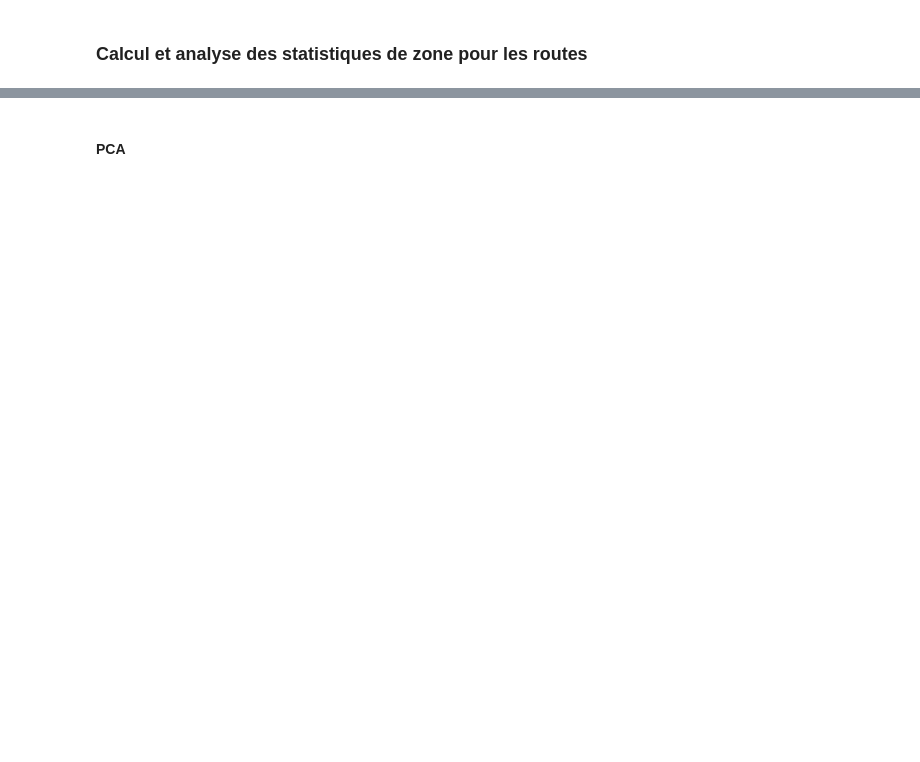
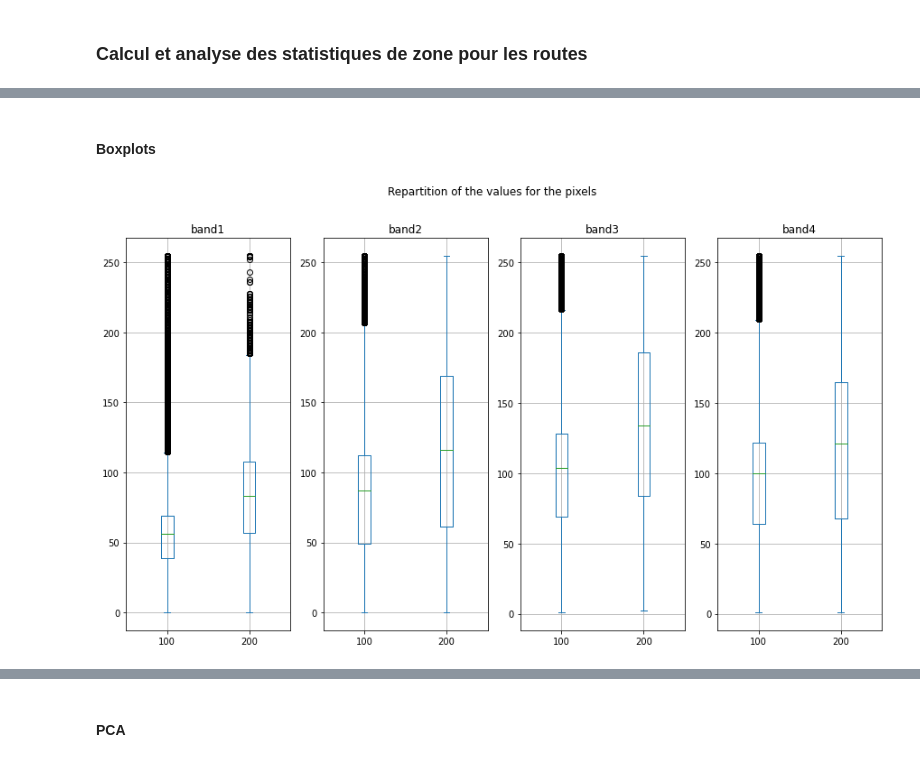
Before and after one commit to swiss-territorial-data-lab/proj-roadsurf, a Jupyter notebook: 03_Scripts/statistical_analysis.ipynb, the cells around one changed output, grey strips where cells are left out. Cells and saved outputs as stored; diff of their text form; code cells hidden in the pictures; blank space fills up the shorter version.

Commit message:
1st boxplots and pca
1st developments for the boxplots and PCA

```diff
--- a/03_Scripts/statistical_analysis.ipynb
+++ b/03_Scripts/statistical_analysis.ipynb
@@ -72,0 +88,4 @@ valid_roads=roads[roads.is_valid==True].drop(columns=['ERSTELLUNG', 'ERSTELLU_1'
+# %%
+roads_reproj=simplified_roads.to_crs(epsg=3857)
+tiles_info_reproj=tiles_info.to_crs(epsg=3857)
+test_crs(roads_reproj.crs, tiles_info_reproj.crs)
@@ -90,2 +132,10 @@ clipped_roads = gpd.clip(valid_roads, tiles_info).explode()
 # %% [markdown]
 ### Calcul et analyse des statistiques de zone pour les routes
+# %%
+roads_on_tile=clipped_roads[clipped_roads['tile']==tiles_info_reproj.loc[1,'title']]
+
+x, y, z = tiles_info_reproj.loc[1,'id'].lstrip('(,)').rstrip('(,)').split(',')
+im_name = z.lstrip() + '_' + x + '_' + y.lstrip() + '.tif'
+im_path = os.path.join(TILES_DIR, im_name)
+
+test=zonal_stats(roads_on_tile.iloc[0:1], im_path, stats=['min', 'max', 'mean', 'median','std','count'], band=2)
@@ -91,0 +270,27 @@ clipped_roads = gpd.clip(valid_roads, tiles_info).explode()
+# %%
+pixels_per_band={'road_type':[], 'band1':[], 'band2':[], 'band3':[], 'band4':[]}
+
+for cover_type in pixel_values['road_type'].unique().tolist():
+
+    for band in BANDS:
+
+        pixels_list=pixel_values.loc[(pixel_values['road_type']==cover_type) & (pixel_values['band_num']==band), ['pix_val']]['pix_val'].to_list()
+        pixels_per_band[f'band{band}'].extend(pixels_list)
+
+    # Following part to change. Probably, better handling of the no data would avoid this mistake
+    max_pixels=max(len(pixels_per_band['band1']), len(pixels_per_band['band2']), len(pixels_per_band['band3']), len(pixels_per_band['band4']))
+
+    for band in BANDS:
+        len_pixels_serie=len(pixels_per_band[f'band{band}'])
+
+        if len_pixels_serie!=max_pixels:
+
+            fill=[no_data]*max_pixels
+            pixels_per_band[f'band{band}'].extend(fill[len_pixels_serie:])
+
+            print(f'{max_pixels-len_pixels_serie} pixels where missing on the band {band}. There where replaced with the value used of no data ({no_data})')
+
+
+    pixels_per_band['road_type'].extend([cover_type]*len(pixels_list))
+
+pixels_per_band=pd.DataFrame(pixels_per_band)
@@ -91,0 +381,2 @@ clipped_roads = gpd.clip(valid_roads, tiles_info).explode()
+# %% [markdown]
+#### Boxplots
@@ -91,0 +387,6 @@ clipped_roads = gpd.clip(valid_roads, tiles_info).explode()
+# %%
+bp_pixel_bands=pixels_per_band.plot.box(by='road_type', title=f'Repartition of the values for the pixels', figsize=(15,8), grid=True)
+fig = bp_pixel_bands[0].get_figure()
+fig.savefig(os.path.join(FINAL_FOLDER, 'images/boxplot_pixel_in_bands.jpg'))
+# %% [output]
+[figure, added]
```
Also changed, not shown: parts of 38 cells of this notebook, 3 other files.
